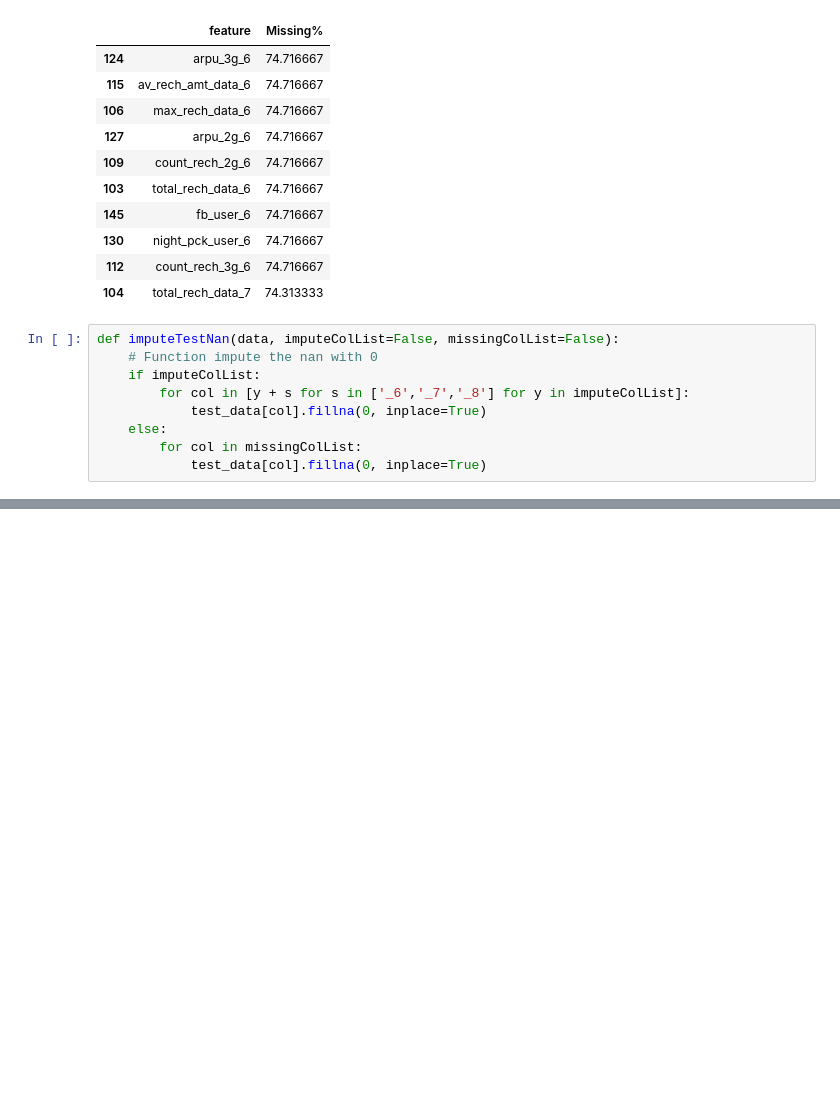
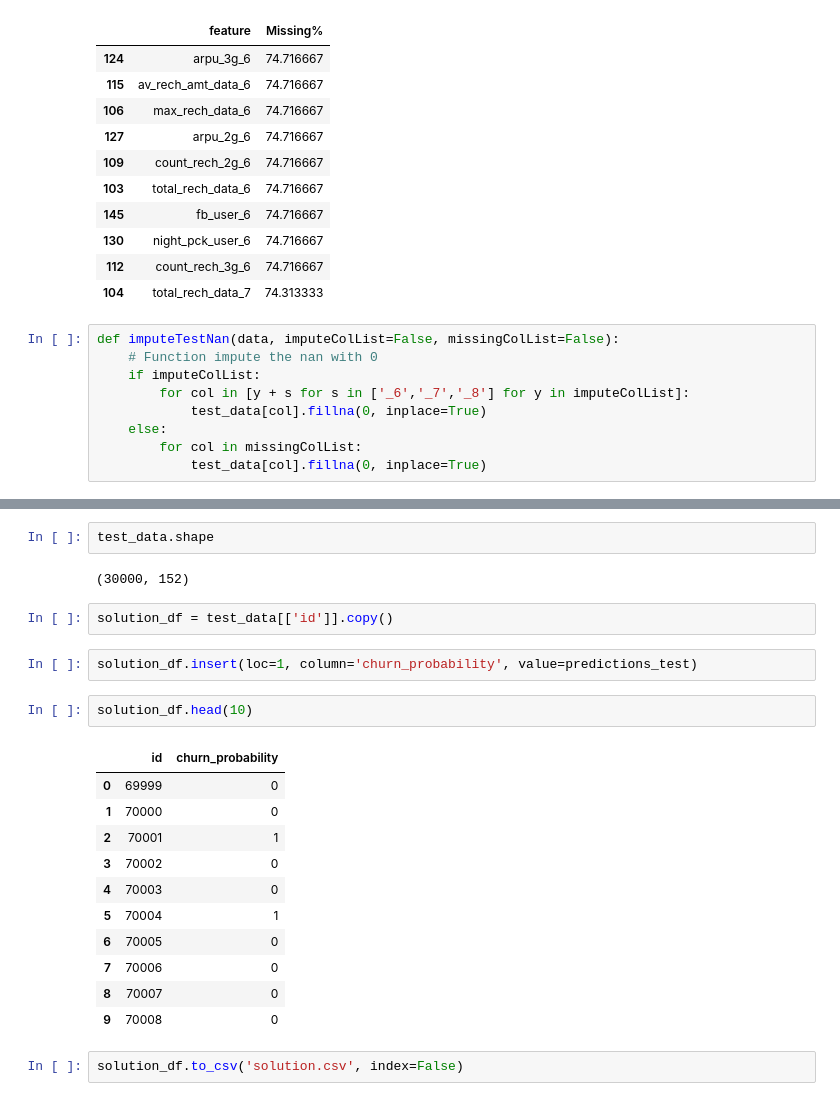
Before and after one commit to sivaprasadt246/Telecom-Churn-Case-Study, a Jupyter notebook: Telecom_Churn_Case_Study.ipynb, the cells around one changed output, grey strips where cells are left out. Drawn from its saved outputs; the diff is of its cells as text; blank space fills up the shorter version.

```diff
--- a/Telecom_Churn_Case_Study.ipynb
+++ b/Telecom_Churn_Case_Study.ipynb
@@ -789,0 +760,24 @@ solution_df.to_csv('solution.csv', index=False)
+# %%
+test_data.shape
+# %% [output]
+(30000, 152)
+# %%
+solution_df = test_data[['id']].copy()
+# %%
+solution_df.insert(loc=1, column='churn_probability', value=predictions_test)
+# %%
+solution_df.head(10)
+# %% [output]
+|  | id | churn_probability |
+| 0 | 69999 | 0 |
+| 1 | 70000 | 0 |
+| 2 | 70001 | 1 |
+| 3 | 70002 | 0 |
+| 4 | 70003 | 0 |
+| 5 | 70004 | 1 |
+| 6 | 70005 | 0 |
+| 7 | 70006 | 0 |
+| 8 | 70007 | 0 |
+| 9 | 70008 | 0 |
+# %%
+solution_df.to_csv('solution.csv', index=False)
```
Also changed, not shown: parts of 23 cells of this notebook.
